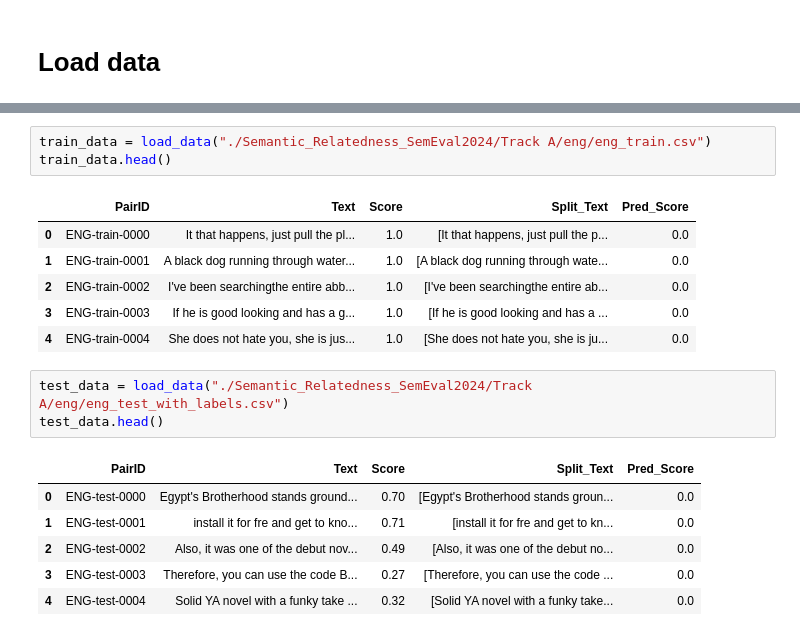
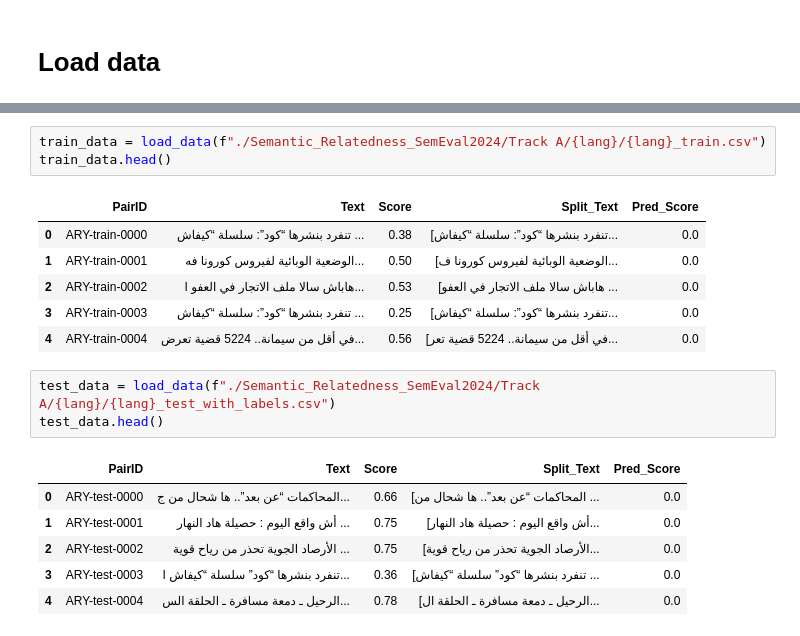
Before and after one commit to ThaddaeusII/CSE-842-Project, a Jupyter notebook: project_final_preprocessing.ipynb, the cells around one changed output, grey strips where cells are left out. Cells and saved outputs as stored; diff of their text form.

```diff
--- a/project_final_preprocessing.ipynb
+++ b/project_final_preprocessing.ipynb
@@ -145,23 +152,23 @@ def display_metrics(metrics, title="Metrics:"):
 # %%
-train_data = load_data("./Semantic_Relatedness_SemEval2024/Track A/eng/eng_train.csv")
+train_data = load_data(f"./Semantic_Relatedness_SemEval2024/Track A/{lang}/{lang}_train.csv")
 train_data.head()
 # %% [output]
 |  | PairID | Text | Score | Split_Text | Pred_Score |
-| 0 | ENG-train-0000 | It that happens, just pull the pl... | 1.0 | [It that happens, just pull the p... | 0.0 |
-| 1 | ENG-train-0001 | A black dog running through water... | 1.0 | [A black dog running through wate... | 0.0 |
-| 2 | ENG-train-0002 | I've been searchingthe entire abb... | 1.0 | [I've been searchingthe entire ab... | 0.0 |
-| 3 | ENG-train-0003 | If he is good looking and has a g... | 1.0 | [If he is good looking and has a ... | 0.0 |
-| 4 | ENG-train-0004 | She does not hate you, she is jus... | 1.0 | [She does not hate you, she is ju... | 0.0 |
+| 0 | ARY-train-0000 | تنفرد بنشرها “كود”: سلسلة “كيفاش ... | 0.38 | [تنفرد بنشرها “كود”: سلسلة “كيفاش... | 0.0 |
+| 1 | ARY-train-0001 | الوضعية الوبائية لفيروس كورونا فه... | 0.50 | [الوضعية الوبائية لفيروس كورونا ف... | 0.0 |
+| 2 | ARY-train-0002 | هاباش سالا ملف الاتجار في العفو ا... | 0.53 | [هاباش سالا ملف الاتجار في العفو ... | 0.0 |
+| 3 | ARY-train-0003 | تنفرد بنشرها “كود”: سلسلة “كيفاش ... | 0.25 | [تنفرد بنشرها “كود”: سلسلة “كيفاش... | 0.0 |
+| 4 | ARY-train-0004 | في أقل من سيمانة.. 5224 قضية تعرض... | 0.56 | [في أقل من سيمانة.. 5224 قضية تعر... | 0.0 |
 # %%
-test_data = load_data("./Semantic_Relatedness_SemEval2024/Track A/eng/eng_test_with_labels.csv")
+test_data = load_data(f"./Semantic_Relatedness_SemEval2024/Track A/{lang}/{lang}_test_with_labels.csv")
 test_data.head()
 # %% [output]
 |  | PairID | Text | Score | Split_Text | Pred_Score |
-| 0 | ENG-test-0000 | Egypt's Brotherhood stands ground... | 0.70 | [Egypt's Brotherhood stands groun... | 0.0 |
-| 1 | ENG-test-0001 | install it for fre and get to kno... | 0.71 | [install it for fre and get to kn... | 0.0 |
-| 2 | ENG-test-0002 | Also, it was one of the debut nov... | 0.49 | [Also, it was one of the debut no... | 0.0 |
-| 3 | ENG-test-0003 | Therefore, you can use the code B... | 0.27 | [Therefore, you can use the code ... | 0.0 |
-| 4 | ENG-test-0004 | Solid YA novel with a funky take ... | 0.32 | [Solid YA novel with a funky take... | 0.0 |
+| 0 | ARY-test-0000 | المحاكمات “عن بعد”.. ها شحال من ج... | 0.66 | [المحاكمات “عن بعد”.. ها شحال من ... | 0.0 |
+| 1 | ARY-test-0001 | أش واقع اليوم : حصيلة هاد النهار ... | 0.75 | [أش واقع اليوم : حصيلة هاد النهار... | 0.0 |
+| 2 | ARY-test-0002 | الأرصاد الجوية تحذر من رياح قوية ... | 0.75 | [الأرصاد الجوية تحذر من رياح قوية... | 0.0 |
+| 3 | ARY-test-0003 | تنفرد بنشرها “كود” سلسلة “كيفاش ا... | 0.36 | [تنفرد بنشرها “كود” سلسلة “كيفاش ... | 0.0 |
+| 4 | ARY-test-0004 | الرحيل ـ دمعة مسافرة ـ الحلقة الس... | 0.78 | [الرحيل ـ دمعة مسافرة ـ الحلقة ال... | 0.0 |
 # %%
 train_features, train_data = preprocess_with_roberta(train_data)
 print(train_data.shape)
```
Also changed, not shown: parts of 8 cells of this notebook, 39 other files.
